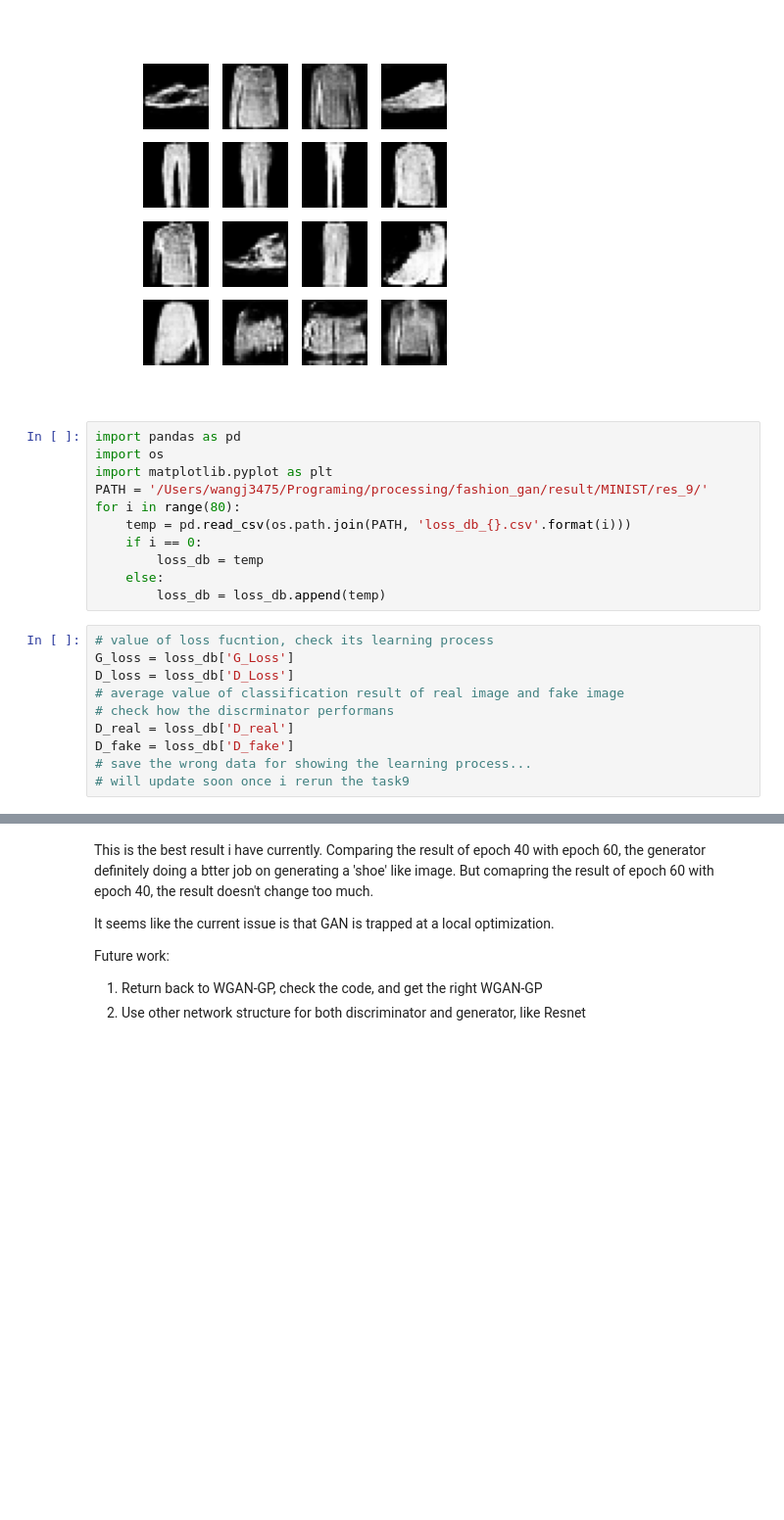
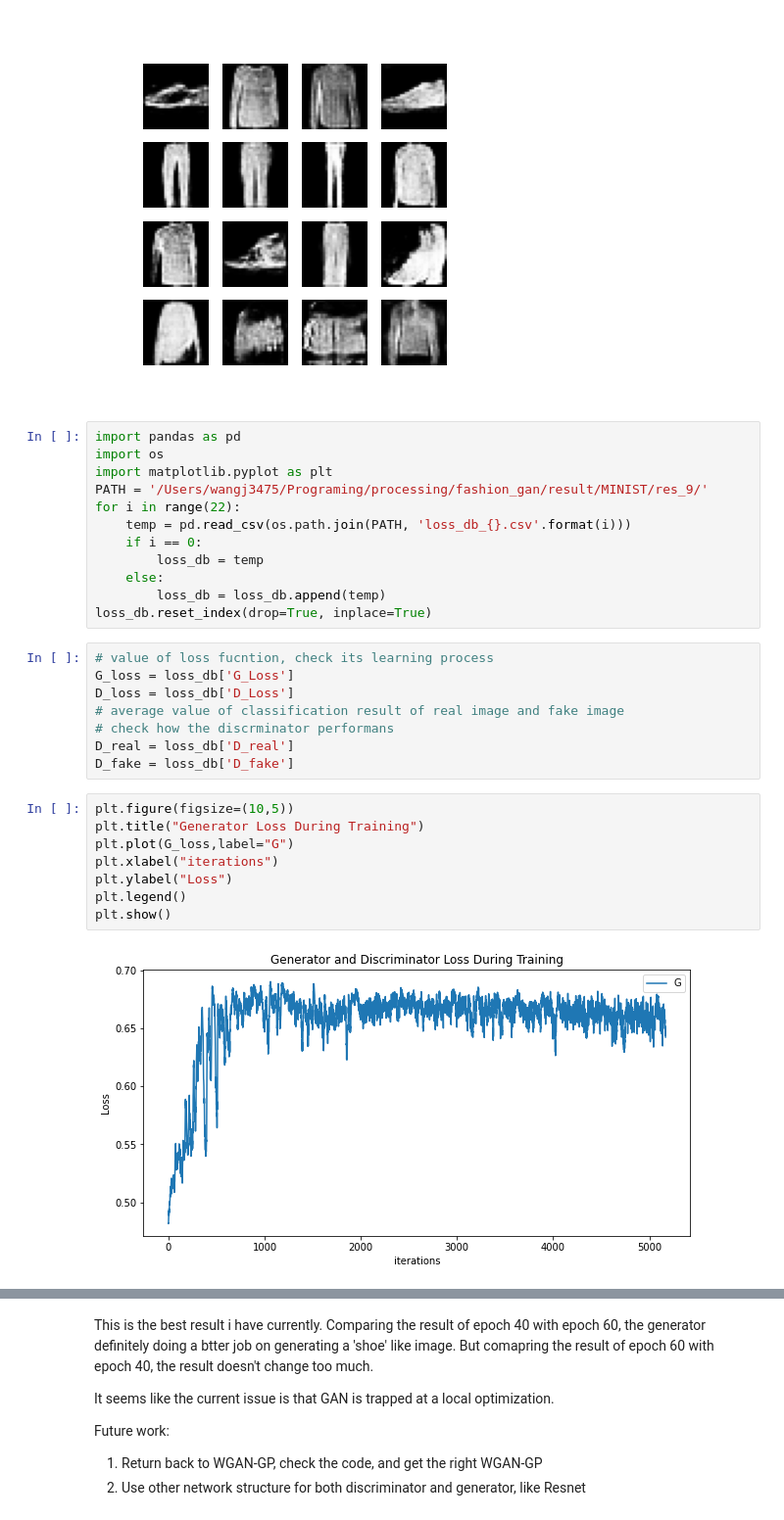
Before and after one commit to jjkindergarten/fashion_gan, a Jupyter notebook: src/presentation.ipynb, the cells around one changed output, grey strips where cells are left out. Shown at 98% size. Cells and saved outputs as stored; diff of their text form; blank space fills up the shorter version.

```diff
--- a/src/presentation.ipynb
+++ b/src/presentation.ipynb
@@ -194,12 +194,13 @@ import pandas as pd
 import os
 import matplotlib.pyplot as plt
 PATH = '/Users/wangj3475/Programing/processing/fashion_gan/result/MINIST/res_9/'
-for i in range(80):
+for i in range(22):
     temp = pd.read_csv(os.path.join(PATH, 'loss_db_{}.csv'.format(i)))
     if i == 0:
         loss_db = temp
     else:
         loss_db = loss_db.append(temp)
+loss_db.reset_index(drop=True, inplace=True)
 # %%
 # value of loss fucntion, check its learning process
 G_loss = loss_db['G_Loss']
@@ -208,5 +209,13 @@ D_loss = loss_db['D_Loss']
 # check how the discrminator performans
 D_real = loss_db['D_real']
 D_fake = loss_db['D_fake']
-# save the wrong data for showing the learning process...
-# will update soon once i rerun the task9
+# %%
+plt.figure(figsize=(10,5))
+plt.title("Generator Loss During Training")
+plt.plot(G_loss,label="G")
+plt.xlabel("iterations")
+plt.ylabel("Loss")
+plt.legend()
+plt.show()
+# %% [output]
+[figure, added]
```
Also changed, not shown: parts of 2 cells of this notebook, 1 other file.
